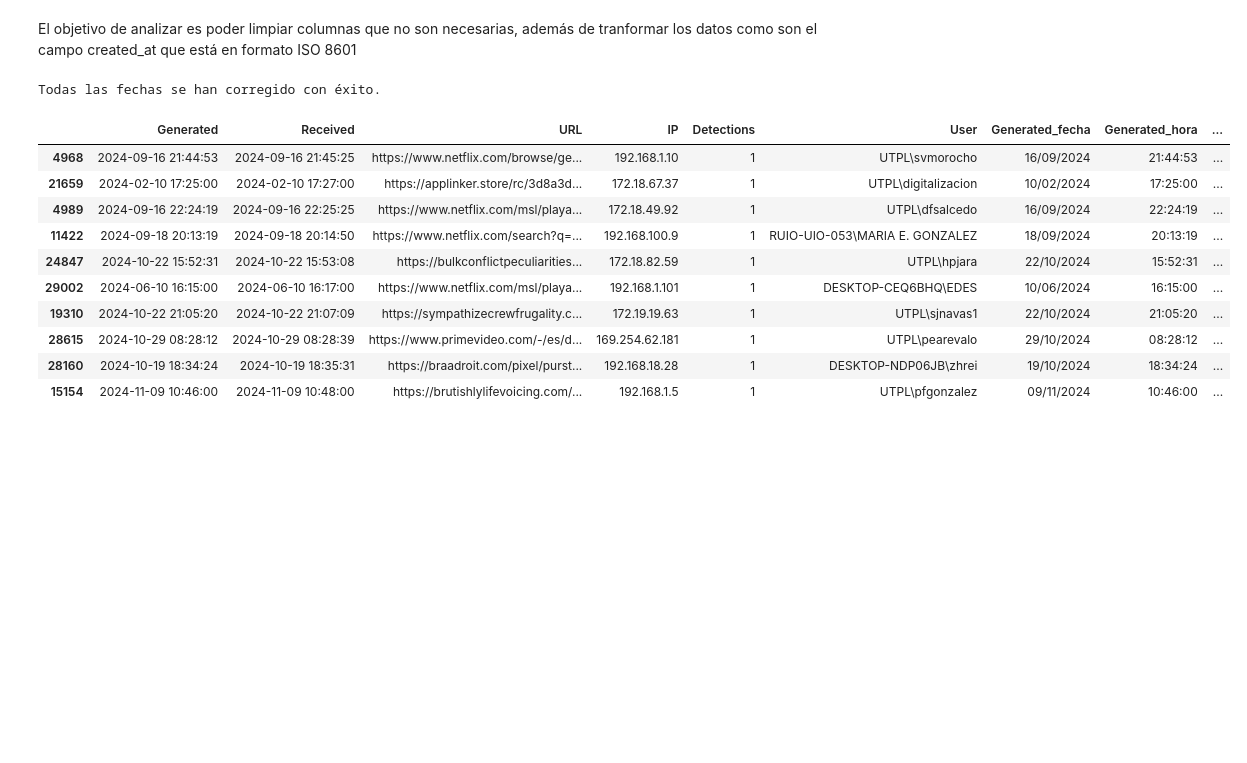
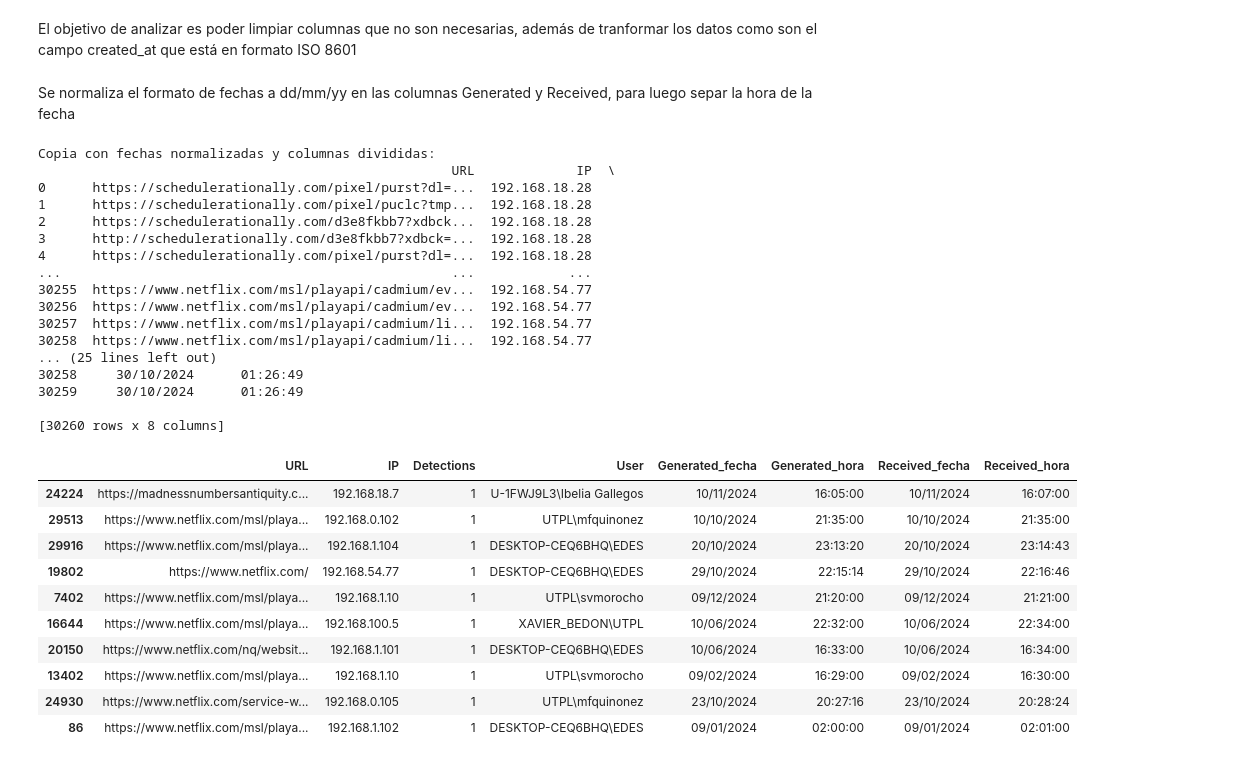
Before and after one commit to mpjuarez/introduccion-IA, a Jupyter notebook: TT_IA.ipynb, the cells around one changed output. Cells and saved outputs as stored; diff of their text form; code cells hidden in the pictures; blank space fills up the shorter version.

```diff
--- a/TT_IA.ipynb
+++ b/TT_IA.ipynb
@@ -256,6 +254,8 @@ def clasificar_jornada(hora):
     return'Tarde'
   else:
     return'Noche'
+# %% [markdown]
+Se normaliza el formato de fechas a dd/mm/yy en las columnas Generated y Received, para luego separ la hora de la fecha
 # %%
 # Crear el DataFrame original
 Web_security1 = pd.DataFrame(Web_security1)
@@ -271,45 +271,66 @@ def normalize_dates(column):
             # Intentar interpretar como dd/mm/yyyy
             corrected_date = pd.to_datetime(value, dayfirst=True)
         except ValueError:
             try:
                 # Intentar interpretar como mm/dd/yyyy
                 corrected_date = pd.to_datetime(value, dayfirst=False)
             except ValueError:
                 # Si no puede interpretarse, marcar para revisión
                 corrected_date = "Formato inválido"
         corrected_dates.append(corrected_date)
     return corrected_dates
 
-# Normalizar las fechas en la copia
+# Normalizar las fechas en el dataset copia
 Web_security1_colum["Generated"] = normalize_dates(Web_security1_colum["Generated"])
 Web_security1_colum["Received"] = normalize_dates(Web_security1_colum["Received"])
 
 # Dividir las columnas en fecha y hora después de la normalización
 Web_security1_colum["Generated_fecha"] = pd.to_datetime(Web_security1_colum["Generated"], errors='coerce').dt.strftime('%d/%m/%Y')
 Web_security1_colum["Generated_hora"] = pd.to_datetime(Web_security1_colum["Generated"], errors='coerce').dt.strftime('%H:%M:%S')
 
 Web_security1_colum["Received_fecha"] = pd.to_datetime(Web_security1_colum["Received"], errors='coerce').dt.strftime('%d/%m/%Y')
 Web_security1_colum["Received_hora"] = pd.to_datetime(Web_security1_colum["Received"], errors='coerce').dt.strftime('%H:%M:%S')
 
 # Mantener las columnas originales en el dataset original intactas
-print("Dataset original (intacto):")
-print(Web_security1)
+# print("Dataset original (intacto):")
+#print(Web_security1)
+
+Web_security1_colum = Web_security1_colum.drop(columns=["Generated", "Received"])
+
 
 print("\nCopia con fechas normalizadas y columnas divididas:")
 print(Web_security1_colum)
 
+Web_security1_colum.sample(10)
+
 # Guardar los resultados si es necesario
 # Web_security1_colum.to_csv("Web_security1_colum.csv", index=False)
 # %% [output]
-Todas las fechas se han corregido con éxito.
+Copia con fechas normalizadas y columnas divididas:
+                                                     URL             IP  \
+0      https://schedulerationally.com/pixel/purst?dl=...  192.168.18.28
+1      https://schedulerationally.com/pixel/puclc?tmp...  192.168.18.28
+2      https://schedulerationally.com/d3e8fkbb7?xdbck...  192.168.18.28
+3      http://schedulerationally.com/d3e8fkbb7?xdbck=...  192.168.18.28
+4      https://schedulerationally.com/pixel/purst?dl=...  192.168.18.28
+...                                                  ...            ...
+30255  https://www.netflix.com/msl/playapi/cadmium/ev...  192.168.54.77
+30256  https://www.netflix.com/msl/playapi/cadmium/ev...  192.168.54.77
+30257  https://www.netflix.com/msl/playapi/cadmium/li...  192.168.54.77
+30258  https://www.netflix.com/msl/playapi/cadmium/li...  192.168.54.77
+... (25 lines left out)
+30258     30/10/2024      01:26:49
+30259     30/10/2024      01:26:49
+
+[30260 rows x 8 columns]
-|  | Generated | Received | URL | IP | Detections | User | Generated_fecha | Generated_hora | ... |
-| 4968 | 2024-09-16 21:44:53 | 2024-09-16 21:45:25 | https://www.netflix.com/browse/ge... | 192.168.1.10 | 1 | UTPL\svmorocho | 16/09/2024 | 21:44:53 | ... |
-| 21659 | 2024-02-10 17:25:00 | 2024-02-10 17:27:00 | https://applinker.store/rc/3d8a3d... | 172.18.67.37 | 1 | UTPL\digitalizacion | 10/02/2024 | 17:25:00 | ... |
-| 4989 | 2024-09-16 22:24:19 | 2024-09-16 22:25:25 | https://www.netflix.com/msl/playa... | 172.18.49.92 | 1 | UTPL\dfsalcedo | 16/09/2024 | 22:24:19 | ... |
-| 11422 | 2024-09-18 20:13:19 | 2024-09-18 20:14:50 | https://www.netflix.com/search?q=... | 192.168.100.9 | 1 | RUIO-UIO-053\MARIA E. GONZALEZ | 18/09/2024 | 20:13:19 | ... |
-| 24847 | 2024-10-22 15:52:31 | 2024-10-22 15:53:08 | https://bulkconflictpeculiarities... | 172.18.82.59 | 1 | UTPL\hpjara | 22/10/2024 | 15:52:31 | ... |
-| 29002 | 2024-06-10 16:15:00 | 2024-06-10 16:17:00 | https://www.netflix.com/msl/playa... | 192.168.1.101 | 1 | DESKTOP-CEQ6BHQ\EDES | 10/06/2024 | 16:15:00 | ... |
-| 19310 | 2024-10-22 21:05:20 | 2024-10-22 21:07:09 | https://sympathizecrewfrugality.c... | 172.19.19.63 | 1 | UTPL\sjnavas1 | 22/10/2024 | 21:05:20 | ... |
-| 28615 | 2024-10-29 08:28:12 | 2024-10-29 08:28:39 | https://www.primevideo.com/-/es/d... | 169.254.62.181 | 1 | UTPL\pearevalo | 29/10/2024 | 08:28:12 | ... |
-| 28160 | 2024-10-19 18:34:24 | 2024-10-19 18:35:31 | https://braadroit.com/pixel/purst... | 192.168.18.28 | 1 | DESKTOP-NDP06JB\zhrei | 19/10/2024 | 18:34:24 | ... |
-| 15154 | 2024-11-09 10:46:00 | 2024-11-09 10:48:00 | https://brutishlylifevoicing.com/... | 192.168.1.5 | 1 | UTPL\pfgonzalez | 09/11/2024 | 10:46:00 | ... |
+|  | URL | IP | Detections | User | Generated_fecha | Generated_hora | Received_fecha | Received_hora |
+| 24224 | https://madnessnumbersantiquity.c... | 192.168.18.7 | 1 | U-1FWJ9L3\Ibelia Gallegos | 10/11/2024 | 16:05:00 | 10/11/2024 | 16:07:00 |
+| 29513 | https://www.netflix.com/msl/playa... | 192.168.0.102 | 1 | UTPL\mfquinonez | 10/10/2024 | 21:35:00 | 10/10/2024 | 21:35:00 |
+| 29916 | https://www.netflix.com/msl/playa... | 192.168.1.104 | 1 | DESKTOP-CEQ6BHQ\EDES | 20/10/2024 | 23:13:20 | 20/10/2024 | 23:14:43 |
+| 19802 | https://www.netflix.com/ | 192.168.54.77 | 1 | DESKTOP-CEQ6BHQ\EDES | 29/10/2024 | 22:15:14 | 29/10/2024 | 22:16:46 |
+| 7402 | https://www.netflix.com/msl/playa... | 192.168.1.10 | 1 | UTPL\svmorocho | 09/12/2024 | 21:20:00 | 09/12/2024 | 21:21:00 |
+| 16644 | https://www.netflix.com/msl/playa... | 192.168.100.5 | 1 | XAVIER_BEDON\UTPL | 10/06/2024 | 22:32:00 | 10/06/2024 | 22:34:00 |
+| 20150 | https://www.netflix.com/nq/websit... | 192.168.1.101 | 1 | DESKTOP-CEQ6BHQ\EDES | 10/06/2024 | 16:33:00 | 10/06/2024 | 16:34:00 |
+| 13402 | https://www.netflix.com/msl/playa... | 192.168.1.10 | 1 | UTPL\svmorocho | 09/02/2024 | 16:29:00 | 09/02/2024 | 16:30:00 |
+| 24930 | https://www.netflix.com/service-w... | 192.168.0.105 | 1 | UTPL\mfquinonez | 23/10/2024 | 20:27:16 | 23/10/2024 | 20:28:24 |
+| 86 | https://www.netflix.com/msl/playa... | 192.168.1.102 | 1 | DESKTOP-CEQ6BHQ\EDES | 09/01/2024 | 02:00:00 | 09/01/2024 | 02:01:00 |
```
Also changed, not shown: parts of 8 cells of this notebook.
